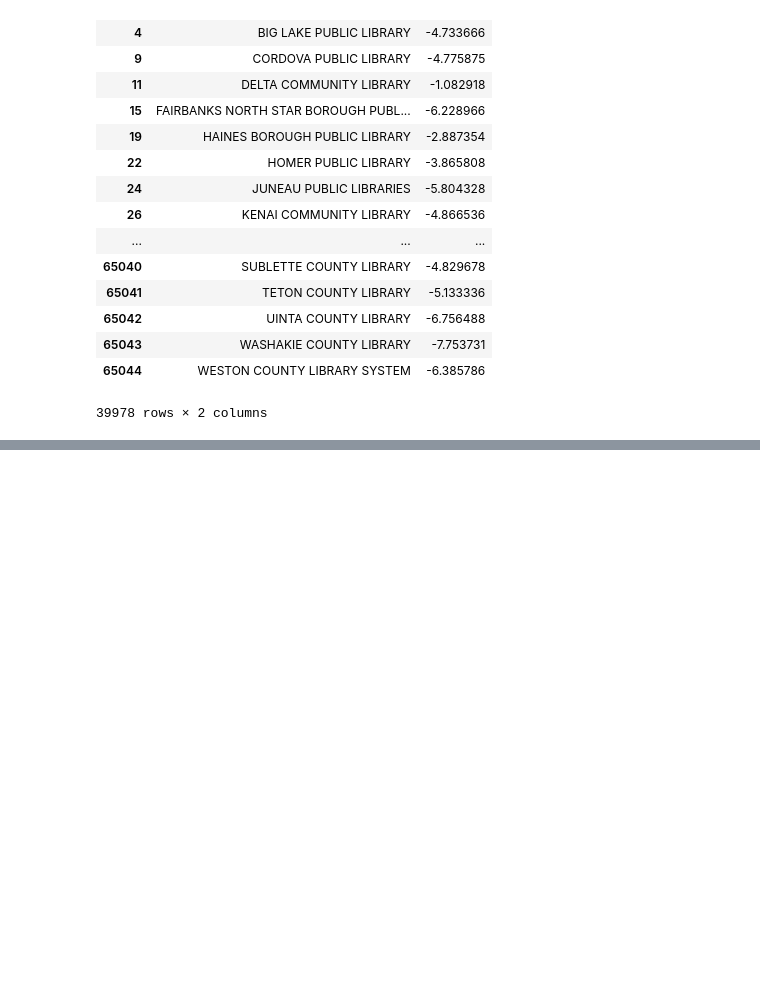
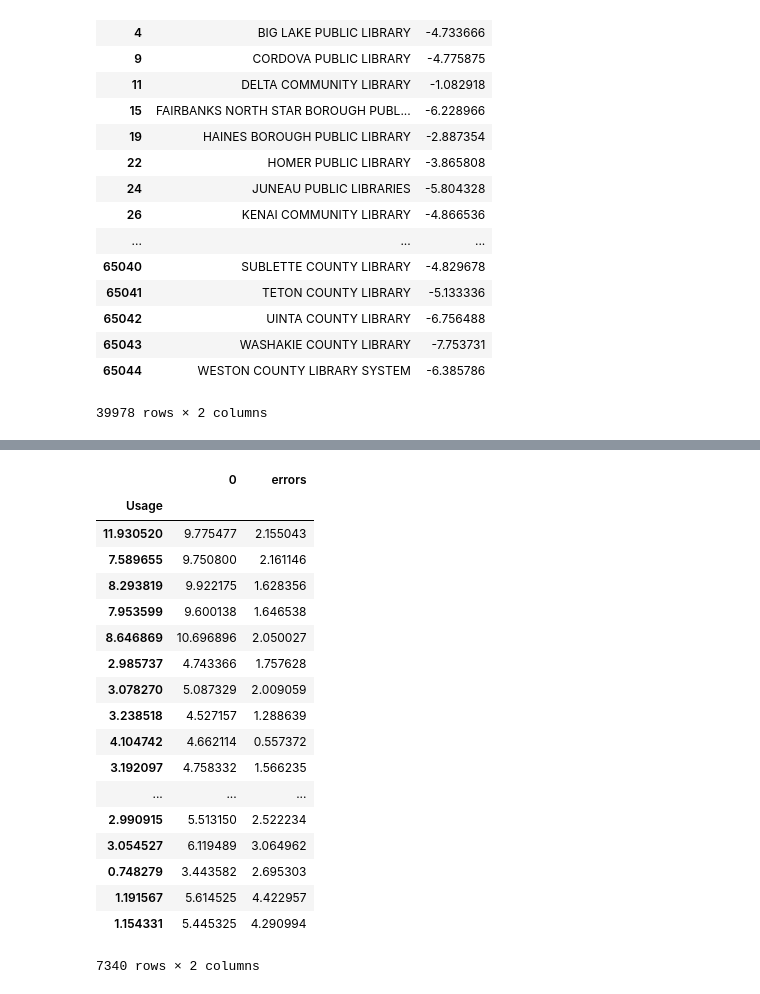
Before and after one commit to olgabane/Insight2019_LibraryProject, a Jupyter notebook: Library_Week2_Notebook4_Strategy#2.ipynb, the cells around one changed output, grey strips where cells are left out. Drawn from its saved outputs; the diff is of its cells as text; code cells hidden in the pictures; blank space fills up the shorter version.

Commit message:
RF model with existing data

```diff
--- a/Library_Week2_Notebook4_Strategy#2.ipynb
+++ b/Library_Week2_Notebook4_Strategy#2.ipynb
@@ -762,0 +764,14 @@ df1
+# %%
+#Above, I found that 4 columns - 'OTHOPEXP', 'SALARIES', 'STAFFEXP-TOTEXP', 'BENEFIT' - are objects, meaning some balues are non-numeric
+#It looks like some are left blank.
+print(Concat_w_dummies_noNaN[Concat_w_dummies_noNaN.OTHOPEXP == ' '].index)
+print(Concat_w_dummies_noNaN[Concat_w_dummies_noNaN.SALARIES == ' '].index)
+print(Concat_w_dummies_noNaN[Concat_w_dummies_noNaN['STAFFEXP-TOTEXP'] == ' '].index)
+print(Concat_w_dummies_noNaN[Concat_w_dummies_noNaN.BENEFIT == ' '].index)
+
+#Are all indices the same? YES.
+print(len(Concat_w_dummies_noNaN[Concat_w_dummies_noNaN.OTHOPEXP == ' '].index.intersection(Concat_w_dummies_noNaN[Concat_w_dummies_noNaN.SALARIES == ' '].index)))
+print(len(Concat_w_dummies_noNaN[Concat_w_dummies_noNaN.OTHOPEXP == ' '].index.intersection(Concat_w_dummies_noNaN[Concat_w_dummies_noNaN['STAFFEXP-TOTEXP'] == ' '].index)))
+print(len(Concat_w_dummies_noNaN[Concat_w_dummies_noNaN.OTHOPEXP == ' '].index.intersection(Concat_w_dummies_noNaN[Concat_w_dummies_noNaN.BENEFIT == ' '].index)))
+
+IndexToDropSpaces = Concat_w_dummies_noNaN[Concat_w_dummies_noNaN.OTHOPEXP == ' '].index
@@ -762,0 +796,5 @@ df1
+# %%
+Concat_w_dummies_noNaN_noSpace = Concat_w_dummies_noNaN.drop(IndexToDropSpaces)
+Location_Detail_DF_noNaN_noSpace = Location_Detail_DF_noNaN.drop(IndexToDropSpaces)
+print(Concat_w_dummies_noNaN.shape, Location_Detail_DF_noNaN.shape)
+print(Concat_w_dummies_noNaN_noSpace.shape, Location_Detail_DF_noNaN_noSpace.shape)
@@ -762,0 +962,46 @@ df1
+# %%
+#RF with
+from sklearn.ensemble import RandomForestRegressor
+rfmodel = RandomForestRegressor(n_estimators = 100, random_state = 42)
+
+X = Concat_w_dummies_noNaN_noSpace_ri.drop(columns = ['Usage', 'POPU_LSA'])
+y = Concat_w_dummies_noNaN_noSpace_ri['Usage']
+
+X_train = X.drop(X.index[flattened_Indexlist])
+y_train = y.drop(y.index[flattened_Indexlist])
+X_test = X.loc[flattened_Indexlist]
+y_test = y.loc[flattened_Indexlist]
+
+#X_train, X_test, y_train, y_test = train_test_split(X, y, test_size=0.2, random_state=0)
+
+rfmodel.fit(X_train, y_train);
+
+predictions = rfmodel.predict(X_test)
+
+errors = abs(predictions - y_test)
+
+#df of predictions, labels and errors
+df = pd.DataFrame(predictions, y_test)
+df['errors'] = (list(errors))
+# %%
+df
+# %% [output]
+|  | 0 | errors |
+| Usage |  |  |
+| 11.930520 | 9.775477 | 2.155043 |
+| 7.589655 | 9.750800 | 2.161146 |
+| 8.293819 | 9.922175 | 1.628356 |
+| 7.953599 | 9.600138 | 1.646538 |
+| 8.646869 | 10.696896 | 2.050027 |
+| 2.985737 | 4.743366 | 1.757628 |
+| 3.078270 | 5.087329 | 2.009059 |
+| 3.238518 | 4.527157 | 1.288639 |
+| 4.104742 | 4.662114 | 0.557372 |
+| 3.192097 | 4.758332 | 1.566235 |
+| ... | ... | ... |
+| 2.990915 | 5.513150 | 2.522234 |
+| 3.054527 | 6.119489 | 3.064962 |
+| 0.748279 | 3.443582 | 2.695303 |
+| 1.191567 | 5.614525 | 4.422957 |
+| 1.154331 | 5.445325 | 4.290994 |
+7340 rows × 2 columns
```
Also changed, not shown: parts of 14 cells of this notebook.
